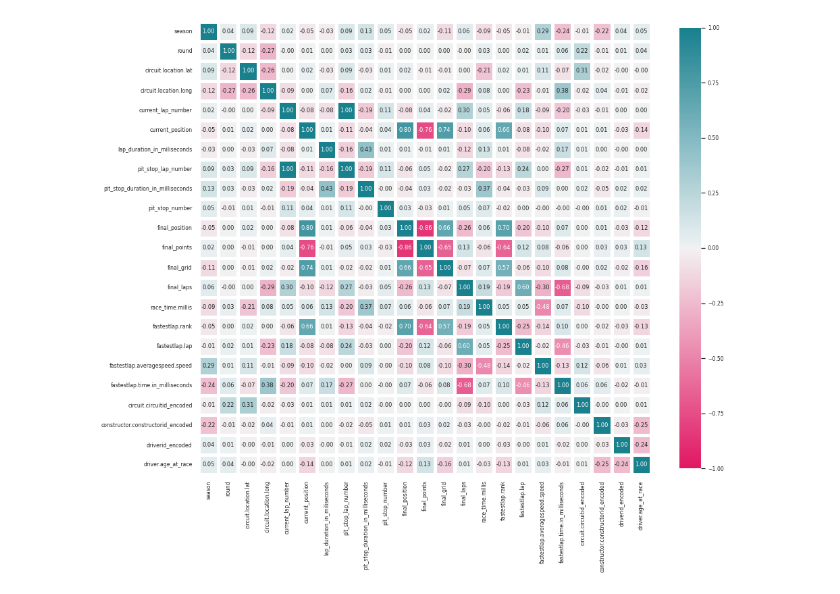
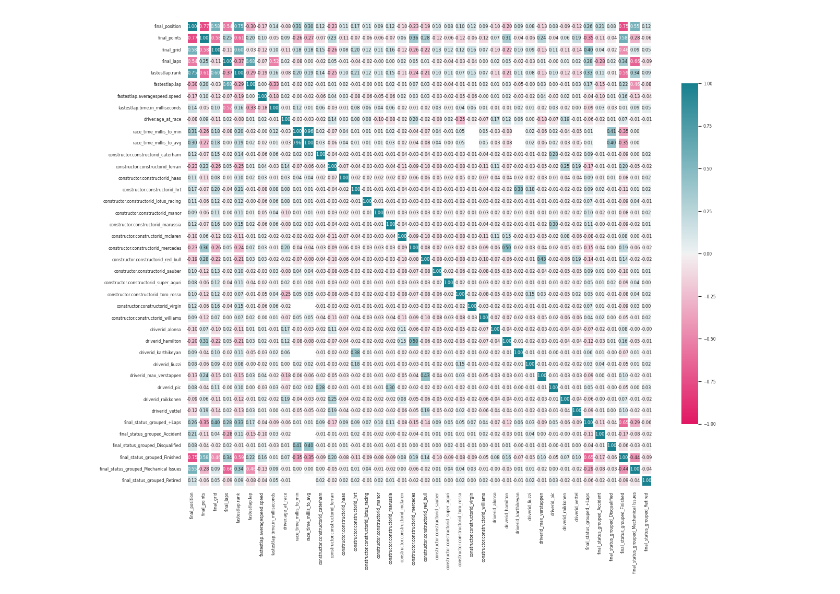
Before and after one commit to GabyCisnerosV/F1_NoName, a Jupyter notebook: 3_Model_1.ipynb, the cells around one changed output. Cells and saved outputs as stored; diff of their text form; code cells hidden in the pictures.

Commit message:
changes in preprocessing, handling nulls

```diff
--- a/3_Model_1.ipynb
+++ b/3_Model_1.ipynb
@@ -25,13 +26,4 @@ np.random.seed(1994)
 path = 'C:/Users/gabri/Dropbox/Gaby/Proyectos/My_Portafolio/F1/Data/'
 
 ResultsDF=pd.read_csv(path+"ResultsDF.csv")
-QualifyingDF=pd.read_csv(path+"QualifyingDF.csv")
-LapsDF=pd.read_csv(path+"LapsDF.csv")
-PitsDF=pd.read_csv(path+"PitsDF.csv")
-
-# Apply the data preprocessing for each df using a function stored in the repo.
-# This is done this way so the preprocessing is consistent throughout all notebooks.
-ResultsDF=F1_Preprocessing.preprocess_F1results(ResultsDF)
-LapsDF=F1_Preprocessing.preprocess_F1laps(LapsDF)
-PitsDF=F1_Preprocessing.preprocess_F1pits(PitsDF)
 # %% [markdown]
@@ -57,0 +31,9 @@ Laps_Pits_Results=pd.merge(Laps_Pits,SelectedResults,on=["driverid","season","ro
+# %%
+# Apply the data preprocessing for each df using a function stored in the repo from F1_Preprocessing.py
+# This is done this way so the preprocessing is consistent throughout all notebooks.
+# With this code we:
+#   - create new features
+#   - format dates and floats
+#   - encode features
+
+ResultsDF=F1_Preprocessing.preprocess_F1results(ResultsDF,OneHotEncoder=True)
@@ -58,12 +93,19 @@ Laps_Pits_Results=pd.merge(Laps_Pits,SelectedResults,on=["driverid","season","ro
 # %%
-#Calculating correlation: Heatmap
+
+#Create and filter correlation df by absolute correlation value
+corr_chosen=0.075
+df_corr=ResultsDF[ResultsDF.columns].corr()
+high_corr_var=df_corr[(df_corr["final_position"].abs() > corr_chosen)].index
+filtered_corr=df_corr.loc[high_corr_var,high_corr_var]
+
+#Plot df
 sns.set_theme(style="whitegrid", palette="magma",font_scale=0.7,font="DejaVu Sans")
-fig, ax = plt.subplots(figsize=(15, 15))
+fig, ax = plt.subplots(figsize=(20, 20))
 cmap = sns.diverging_palette(0, 210, 95, 49, as_cmap=True)
-sns.heatmap(Laps_Pits_Results.corr(), annot=True, fmt=".2f",
+sns.heatmap(filtered_corr, annot=True, fmt=".2f",
            linewidths=5,cmap=cmap, vmin=-1, vmax=1,
-           cbar_kws={"shrink": .8}, square=True)
+           cbar_kws={"shrink": .6}, square=True)
 
 plt.show()
 # %% [output]
-[figure, old version]
+[figure, new version]
```
Also changed, not shown: parts of 9 cells of this notebook, 1 other file.
